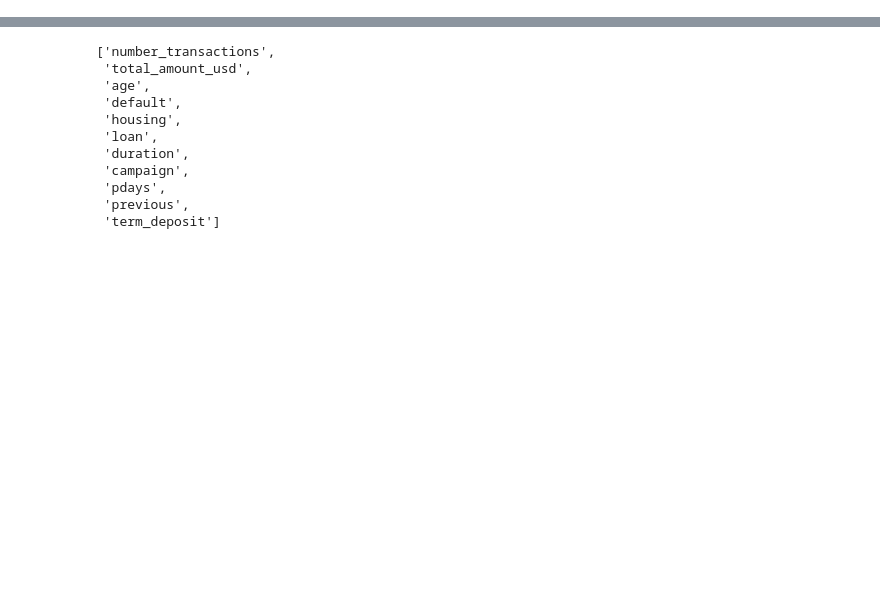
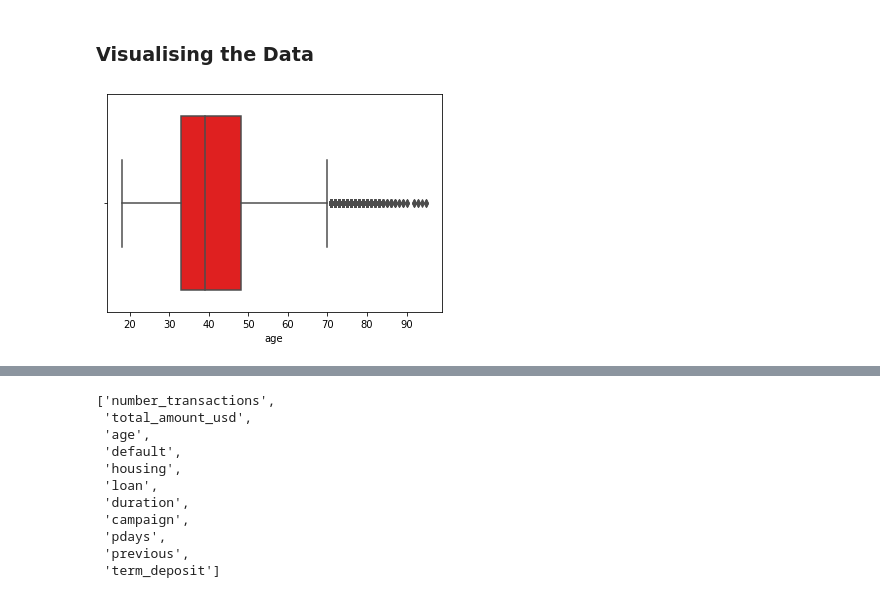
Before and after one commit to shaq31415926/ip302, a Jupyter notebook: notebooks/03-sh-ip302-lecture.ipynb, the cells around one changed output, grey strips where cells are left out. Cells and saved outputs as stored; diff of their text form; code cells hidden in the pictures; blank space fills up the shorter version.

```diff
--- a/notebooks/03-sh-ip302-lecture.ipynb
+++ b/notebooks/03-sh-ip302-lecture.ipynb
@@ -39,0 +90,8 @@ This dataframe has 7 number of categorical columns
+# %% [markdown]
+### Visualising the Data
+# %%
+# plot a boxplot for a numerical column
+
+sns.boxplot(users_data.age, color = 'red');
+# %% [output]
+[figure, added]
```
Also changed, not shown: parts of 33 cells of this notebook, 4 other files.
